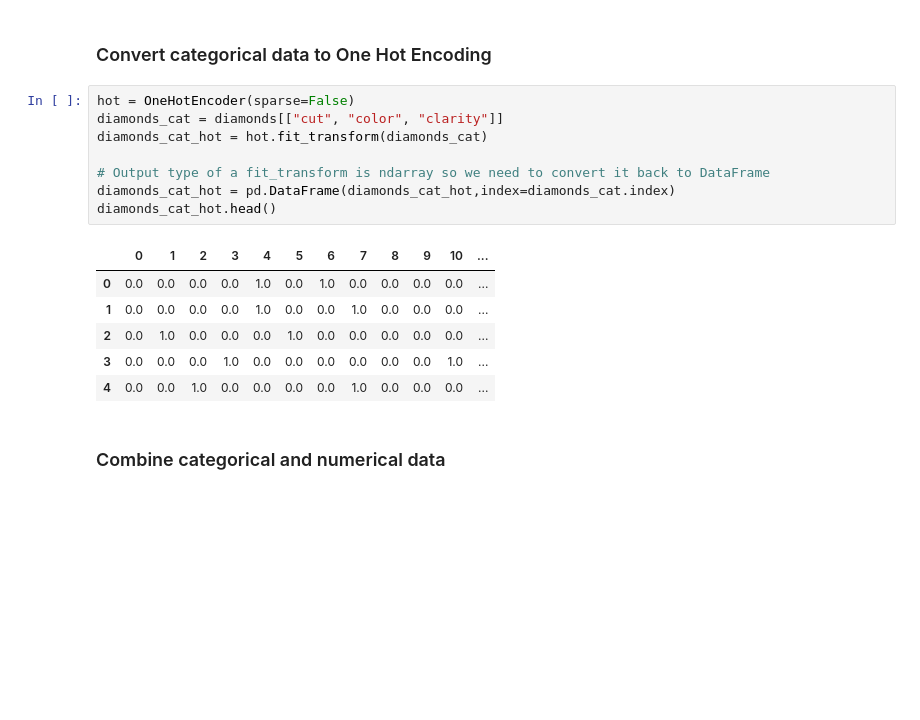
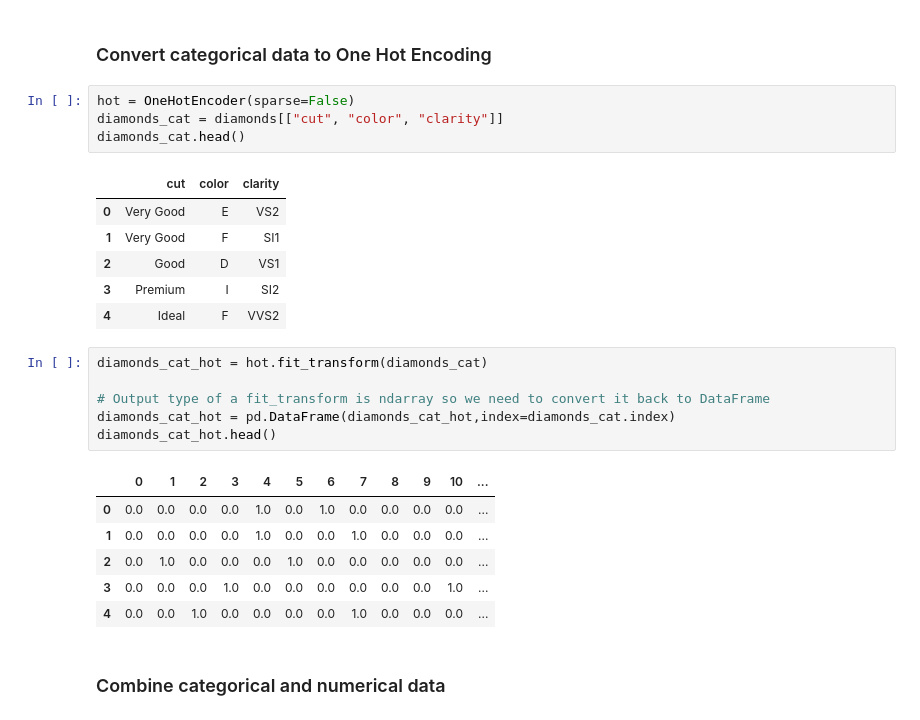
Before and after one commit to melvinkokxw/eee-datathon-2020, a Jupyter notebook: notebooks/notebook.ipynb, the cells around one changed output. Saved outputs shown, nothing was run; the diff lists cells and outputs as text; blank space fills up the shorter version.

```diff
--- a/notebooks/notebook.ipynb
+++ b/notebooks/notebook.ipynb
@@ -130,9 +131,18 @@ scaler = StandardScaler()
 diamonds_num = diamonds.drop(["cut", "color", "clarity"], axis = 1)
 # %% [markdown]
 ### Convert categorical data to One Hot Encoding
+# %%
+hot = OneHotEncoder(sparse=False)
+diamonds_cat = diamonds[["cut", "color", "clarity"]]
+diamonds_cat.head()
+# %% [output]
+|  | cut | color | clarity |
+| 0 | Very Good | E | VS2 |
+| 1 | Very Good | F | SI1 |
+| 2 | Good | D | VS1 |
+| 3 | Premium | I | SI2 |
+| 4 | Ideal | F | VVS2 |
 # %%
-hot = OneHotEncoder(sparse=False)
-diamonds_cat = diamonds[["cut", "color", "clarity"]]
 diamonds_cat_hot = hot.fit_transform(diamonds_cat)
 
 # Output type of a fit_transform is ndarray so we need to convert it back to DataFrame
```
Also changed, not shown: parts of 10 cells of this notebook, 1 other file.
